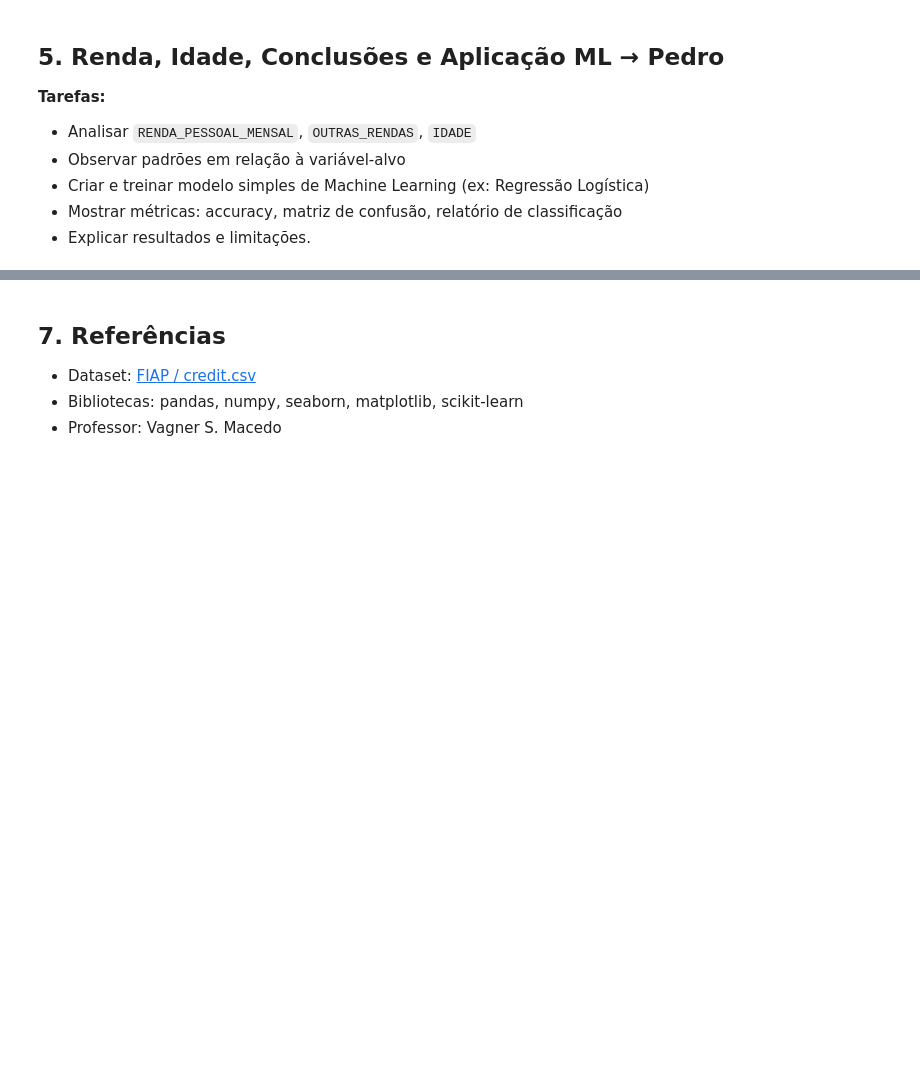
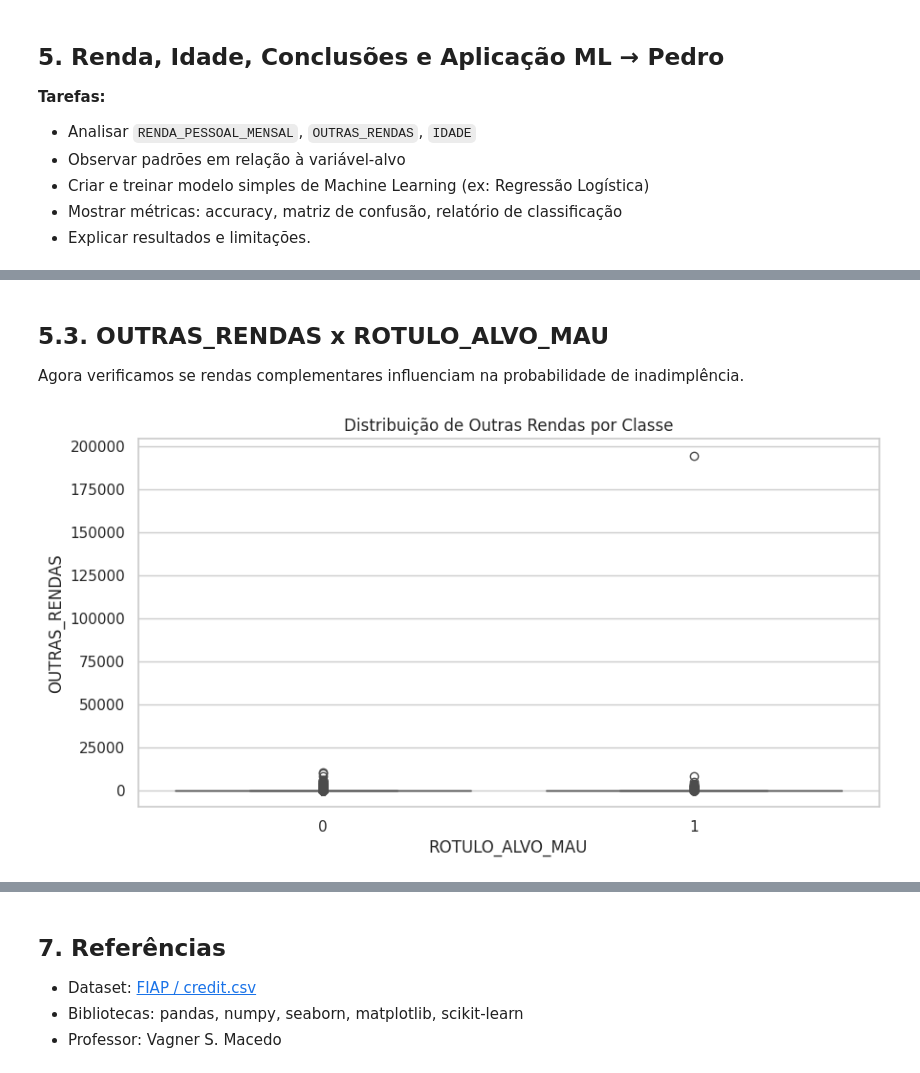
Before and after one commit to duh2467/MinerAI_P2, a Jupyter notebook: EDA_MinerAI_TrabalhoFinal.ipynb, the cells around one changed output, grey strips where cells are left out. Cells and saved outputs as stored; diff of their text form; code cells hidden in the pictures; blank space fills up the shorter version.

```diff
--- a/EDA_MinerAI_TrabalhoFinal.ipynb
+++ b/EDA_MinerAI_TrabalhoFinal.ipynb
@@ -700,0 +893,11 @@ Resumo dos principais achados e padrões observados na EDA.
+# %% [markdown]
+## 5.3. OUTRAS_RENDAS x ROTULO_ALVO_MAU
+
+Agora verificamos se rendas complementares influenciam na probabilidade de inadimplência.
+# %%
+plt.figure(figsize=(10,5))
+sns.boxplot(data=df, x='ROTULO_ALVO_MAU', y='OUTRAS_RENDAS')
+plt.title("Distribuição de Outras Rendas por Classe")
+plt.show()
+# %% [output]
+[figure, added]
```
Also changed, not shown: parts of 26 cells of this notebook, 1 other file.
